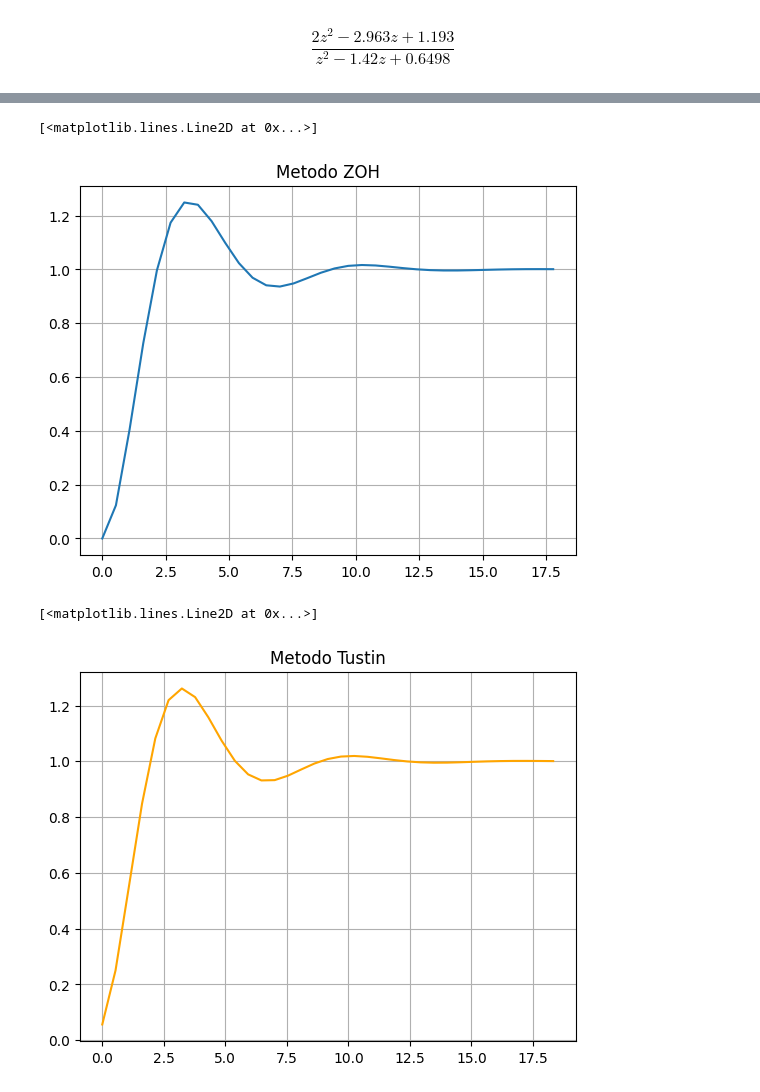
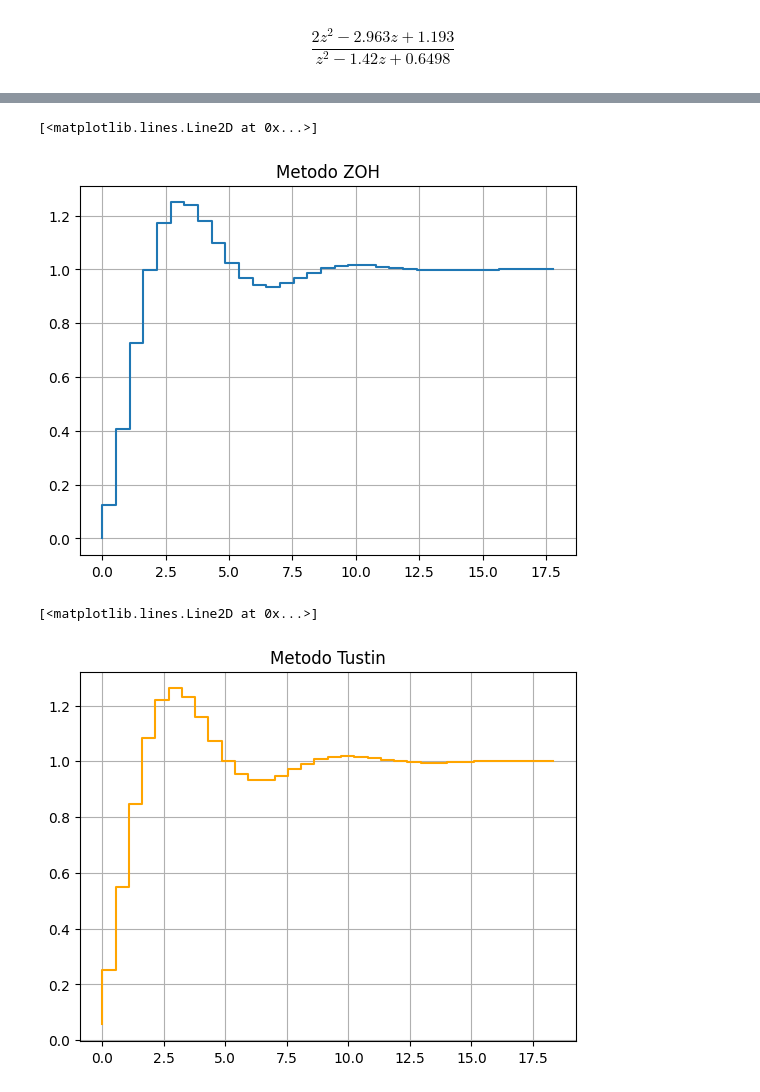
Before and after one commit to JoaoYukio/PCO119, a Jupyter notebook: Atividade 2/exercicio4.ipynb, the cells around one changed output, grey strips where cells are left out. Drawn from its saved outputs; the diff is of its cells as text; code cells hidden in the pictures.

Commit message:
Updated stairs plot

```diff
--- a/Atividade 2/exercicio4.ipynb
+++ b/Atividade 2/exercicio4.ipynb
@@ -91,14 +101,16 @@ yout3, T3 = control.step_response(gz2)
 # %%
 plt.title("Metodo ZOH")
 plt.grid()
-plt.plot(yout1, T1)
+#plt.plot(yout1, T1)
+plt.step(yout1, T1)
 # %% [output]
 [<matplotlib.lines.Line2D at 0x...>]
-[figure, old version]
+[figure, new version]
 # %%
 plt.title("Metodo Tustin")
 plt.grid()
-plt.plot(yout3, T3, color =  'orange')
+#plt.plot(yout3, T3, color =  'orange')
+plt.step(yout3, T3, color =  'orange')
 # %% [output]
 [<matplotlib.lines.Line2D at 0x...>]
-[figure, old version]
+[figure, new version]
```
Also changed, not shown: parts of 4 cells of this notebook.
